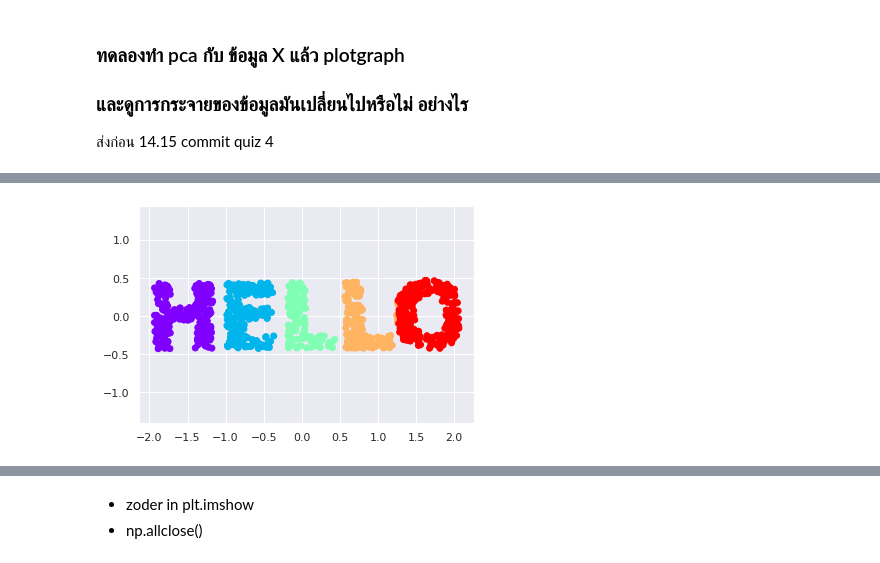
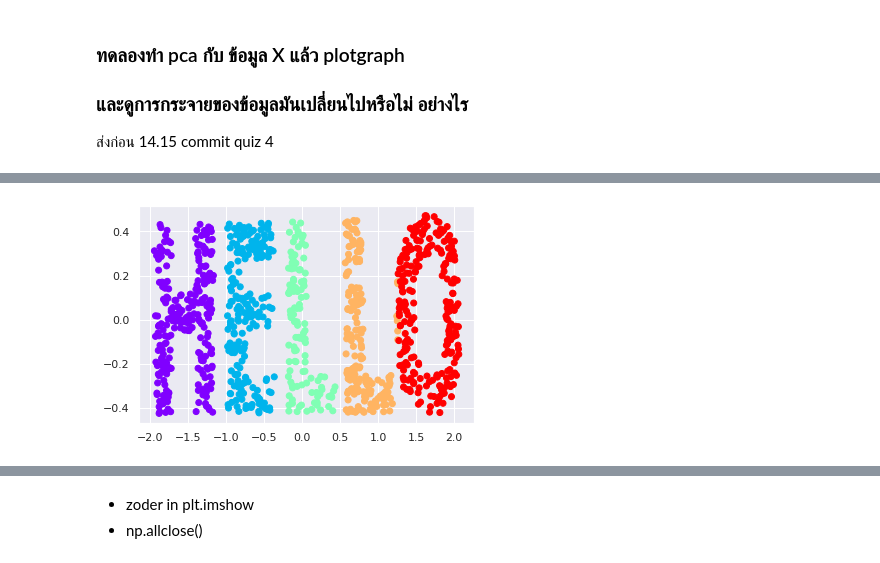
Before and after one commit to Thitichaya2000/multivariate, a Jupyter notebook: Chapter_4_MDS.ipynb, the cells around one changed output, grey strips where cells are left out. Drawn from its saved outputs; the diff is of its cells as text; code cells hidden in the pictures.

```diff
--- a/Chapter_4_MDS.ipynb
+++ b/Chapter_4_MDS.ipynb
@@ -236,7 +270,7 @@ from sklearn.decomposition import  PCA
 # %%
-model = PCA(n_components=2)
-out2 = model.fit_transform(X2)
+model = PCA(n_components=2 ) #ถ้าdimensionไม่เปลี่ยน จะได้เเบบเดิม
+out2 = model.fit_transform(out)
 plt.scatter(out2[:, 0], out2[:, 1], **colorize)
-plt.axis('equal');
+plt.axis();
 # %% [output]
-[figure, old version]
+[figure, new version]
```
Also changed, not shown: parts of 17 cells of this notebook.
